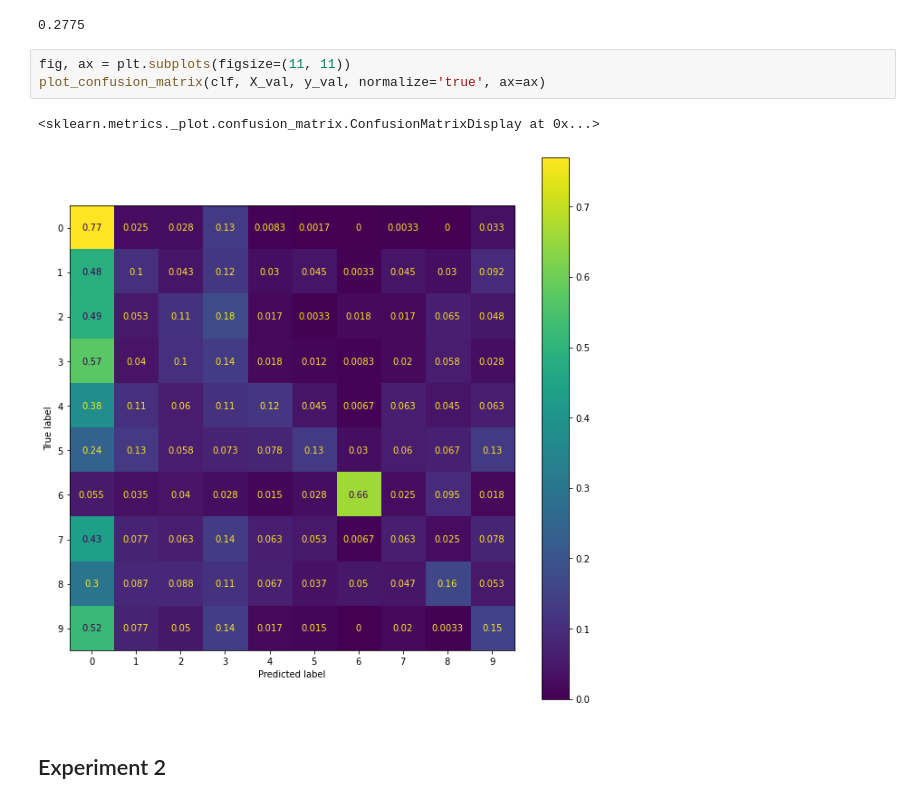
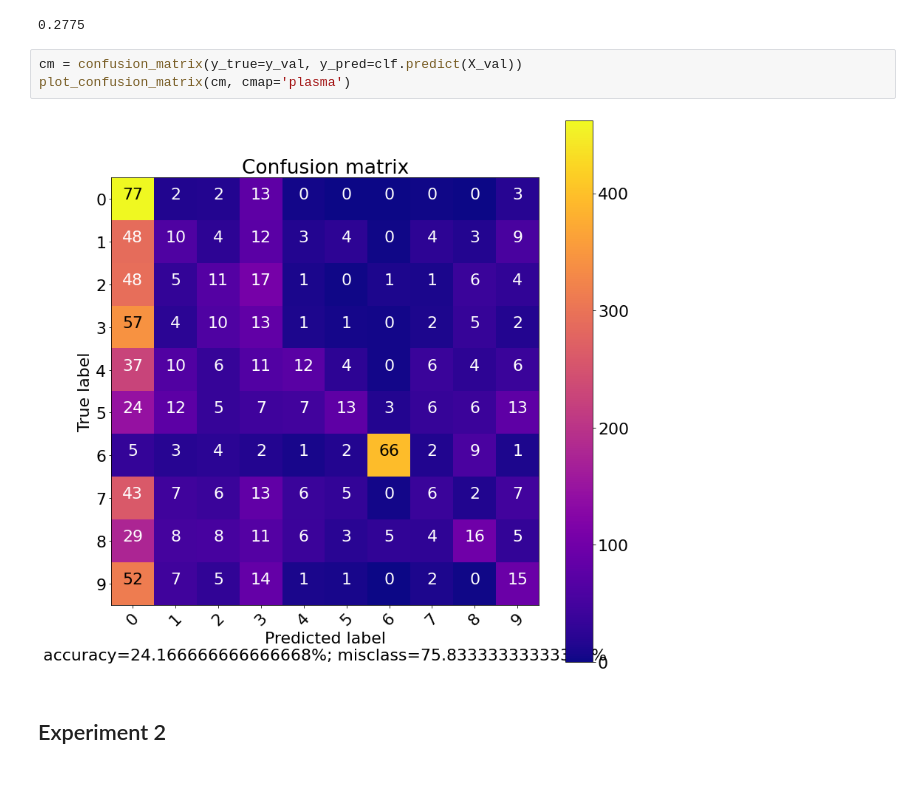
Before and after one commit to carlilord/Machine-Learning-Classifier-Evaluation-of-AudioMNIST-Data-Set, a Jupyter notebook: Waveform/SVM/SVM.ipynb, the cells around one changed output. Saved outputs shown, nothing was run; the diff lists cells and outputs as text.

```diff
--- a/Waveform/SVM/SVM.ipynb
+++ b/Waveform/SVM/SVM.ipynb
@@ -65,12 +64,11 @@ print(clf.score(X_val, y_val))
 print(clf.score(X_test, y_test))
 # %% [output]
 0.2775
-# %%
-fig, ax = plt.subplots(figsize=(11, 11))
-plot_confusion_matrix(clf, X_val, y_val, normalize='true', ax=ax)
-# %% [output]
-<sklearn.metrics._plot.confusion_matrix.ConfusionMatrixDisplay at 0x...>
-[figure, removed]
+# %%
+cm = confusion_matrix(y_true=y_val, y_pred=clf.predict(X_val))
+plot_confusion_matrix(cm, cmap='plasma')
+# %% [output]
+[figure, added]
 # %% [markdown]
 <h2>Experiment 2</h2>
 # %%
```
Also changed, not shown: parts of 5 cells of this notebook, 8 other files.
